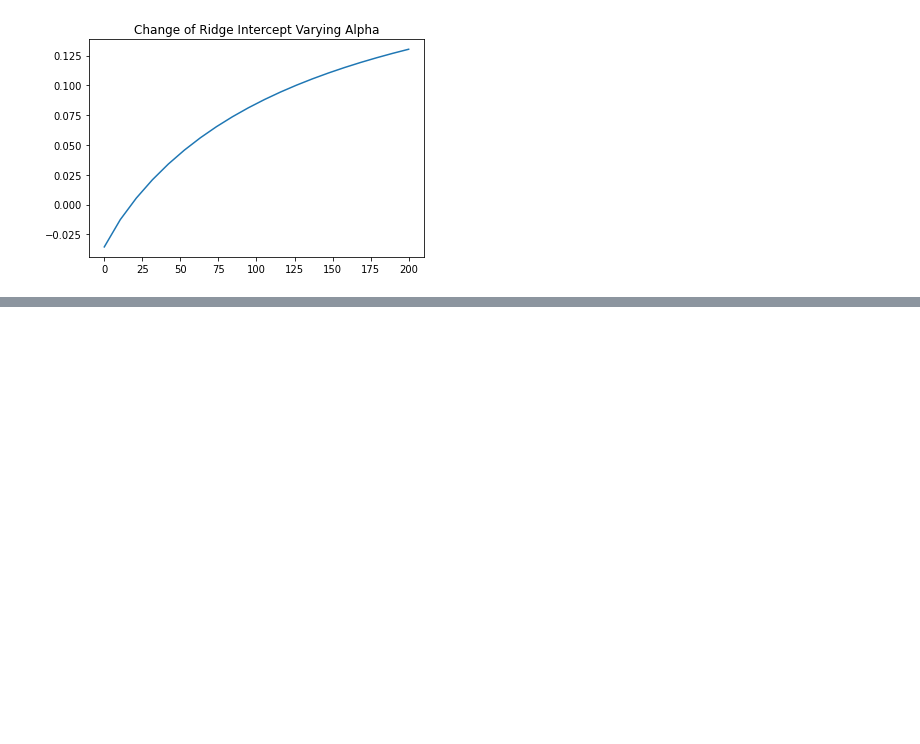
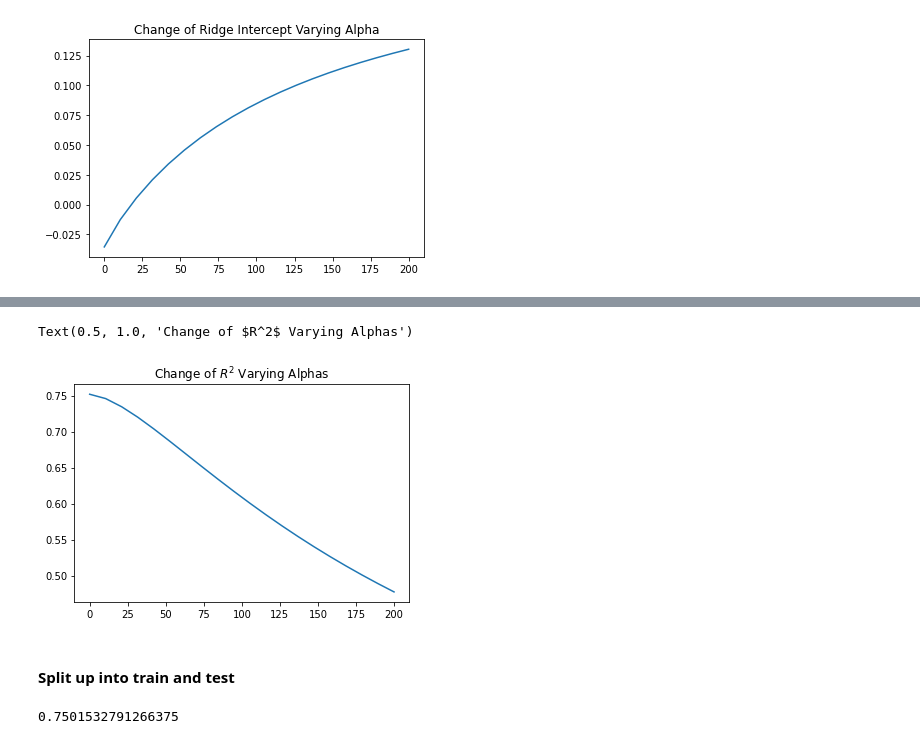
Before and after one commit to dnie44/nycdatascience_ML_project, a Jupyter notebook: tony/cleaning_and_eda.ipynb, the cells around one changed output, grey strips where cells are left out. Cells and saved outputs as stored; diff of their text form; code cells hidden in the pictures; blank space fills up the shorter version.

```diff
--- a/tony/cleaning_and_eda.ipynb
+++ b/tony/cleaning_and_eda.ipynb
@@ -306,0 +337,8 @@ Text(0.5, 1.0, 'Change of Ridge Intercept Varying Alpha')
+# %%
+plt.plot(alphaRange, R2)
+plt.title(r'Change of $R^2$ Varying Alphas')
+# %% [output]
+Text(0.5, 1.0, 'Change of $R^2$ Varying Alphas')
+[figure, added]
+# %% [markdown]
+<h4><b>Split up into train and test</b></h4>
@@ -306,0 +363,10 @@ Text(0.5, 1.0, 'Change of Ridge Intercept Varying Alpha')
+# %%
+new_coefs = []
+new_intercept = []
+ridge.set_params(alpha = 5, normalize=False)
+ridge.fit(scaled_numerical,SalePriceNumerical)
+new_intercept.append(ridge.intercept_)
+new_coefs.append(ridge.coef_)
+ridge.score(scaled_numerical,SalePriceNumerical)
+# %% [output]
+0.7501532791266375
```
Also changed, not shown: parts of 18 cells of this notebook.
